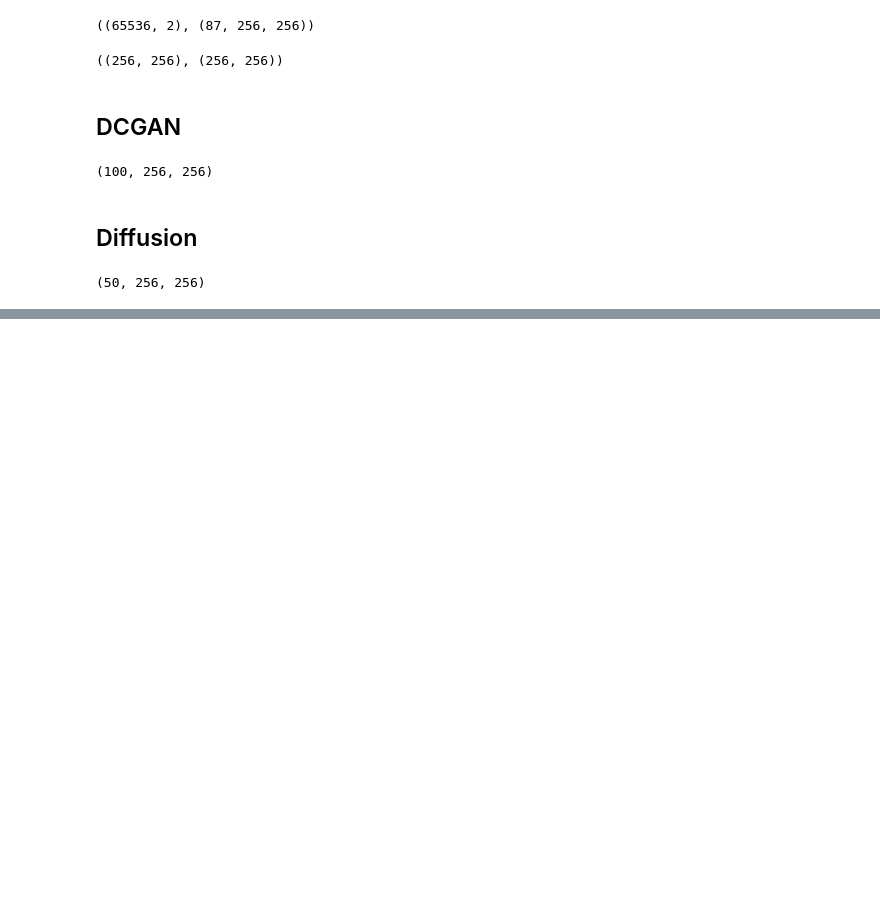
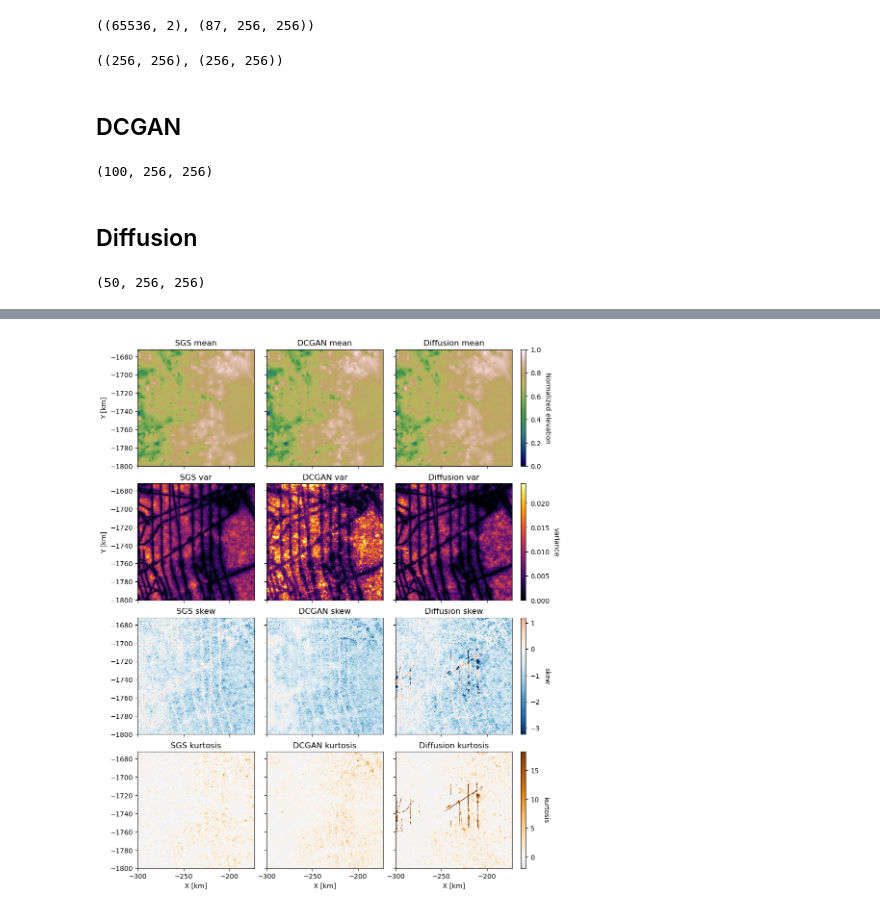
Before and after one commit to ifen7669/DCGAN-Diffusion-SGS-Compare, a Jupyter notebook: SGS_DCGAN_Diffusion_Visuals_grid.ipynb, the cells around one changed output, grey strips where cells are left out. Saved outputs shown, nothing was run; the diff lists cells and outputs as text; code cells hidden in the pictures; blank space fills up the shorter version.

Commit message:
add skew and kurtosis

```diff
--- a/SGS_DCGAN_Diffusion_Visuals_grid.ipynb
+++ b/SGS_DCGAN_Diffusion_Visuals_grid.ipynb
@@ -262,0 +295,72 @@ plt.show()
+# %%
+var_vmax = np.nanmax(np.var(sgs, axis=0))
+skew_vmax = np.nanmax(skew(sgs, axis=0))
+skew_vmin = np.nanmin(skew(sgs, axis=0))
+kurt_vmax = np.nanmax(kurtosis(sgs, axis=0))
+kurt_vmin = np.nanmin(kurtosis(sgs, axis=0))
+# %%
+from matplotlib import colors
+import cmocean
+skew_norm = colors.TwoSlopeNorm(vmin=skew_vmin, vcenter=0., vmax=skew_vmax)
+kurt_norm = colors.TwoSlopeNorm(vmin=kurt_vmin, vcenter=0., vmax=kurt_vmax)
+
+skew_cmap = cmocean.tools.crop(plt.cm.RdBu_r, skew_vmin, skew_vmax, 0)
+kurt_cmap = cmocean.tools.crop(plt.cm.PuOr_r, kurt_vmin, kurt_vmax, 0)
+
+fig = plt.figure(figsize=(10.5,14))
+spec = GridSpec(ncols=4, nrows=4, figure=fig, width_ratios=[1, 1, 1, 0.04], hspace=0.15, wspace=0.05)
+ax1 = fig.add_subplot(spec[0, 0])
+ax2 = fig.add_subplot(spec[0, 1])
+ax3 = fig.add_subplot(spec[0, 2])
+ax4 = fig.add_subplot(spec[1, 0])
+ax5 = fig.add_subplot(spec[1, 1])
+ax6 = fig.add_subplot(spec[1, 2])
+ax7 = fig.add_subplot(spec[2, 0])
+ax8 = fig.add_subplot(spec[2, 1])
+ax9 = fig.add_subplot(spec[2, 2])
+ax10 = fig.add_subplot(spec[3, 0])
+ax11 = fig.add_subplot(spec[3, 1])
+ax12 = fig.add_subplot(spec[3, 2])
+axs = [ax1, ax2, ax3, ax4, ax5, ax6, ax7, ax8, ax9, ax10, ax11, ax12]
+
+for i, (ax, plot, title) in enumerate(zip(axs, plots, titles)):
+    if i < 3:
+        im1 = ax.pcolormesh(xx/1000, yy/1000, plot, vmin=0, vmax=1, cmap='gist_earth')
+    elif i < 6:
+        im2 = ax.pcolormesh(xx/1000, yy/1000, plot, vmin=0, vmax=var_vmax, cmap='inferno')
+    elif i < 9:
+        im3 = ax.pcolormesh(xx/1000, yy/1000, plot, vmin=skew_vmin, vmax=skew_vmax, cmap=skew_cmap)
+    else:
+        im4 = ax.pcolormesh(xx/1000, yy/1000, plot, vmin=kurt_vmin, vmax=kurt_vmax, cmap=kurt_cmap)
+        ax.set_xlabel('X [km]')
+    ax.set_title(title)
+    ax.axis('scaled')
+
+ax1.set_ylabel('Y [km]')
+ax4.set_ylabel('Y [km]')
+
+for ax in [ax1, ax2, ax3, ax4, ax5, ax6, ax7, ax8, ax9]:
+    ax.set_xticklabels([])
+for ax in [ax2, ax3, ax5, ax6, ax8, ax9, ax11, ax12]:
+    ax.set_yticklabels([])
+
+cax = fig.add_subplot(spec[0, 3])
+cbar = plt.colorbar(im1, cax=cax)
+cbar.set_label('Normalized elevation', rotation=270, labelpad=15)
+
+cax = fig.add_subplot(spec[1, 3])
+cbar = plt.colorbar(im2, cax=cax)
+cbar.set_label('variance', rotation=270, labelpad=15)
+
+cax = fig.add_subplot(spec[2, 3])
+cbar = plt.colorbar(im3, cax=cax)
+cbar.set_label('skew', rotation=270, labelpad=15)
+
+cax = fig.add_subplot(spec[3, 3])
+cbar = plt.colorbar(im4, cax=cax)
+cbar.set_label('kurtosis', rotation=270, labelpad=15)
+
+plt.savefig('Plots/mean_var_skew_kurt_grid.png', dpi=300, bbox_inches='tight')
+plt.show()
+# %% [output]
+[figure, added]
```
Also changed, not shown: parts of 3 cells of this notebook, 4 other files.
